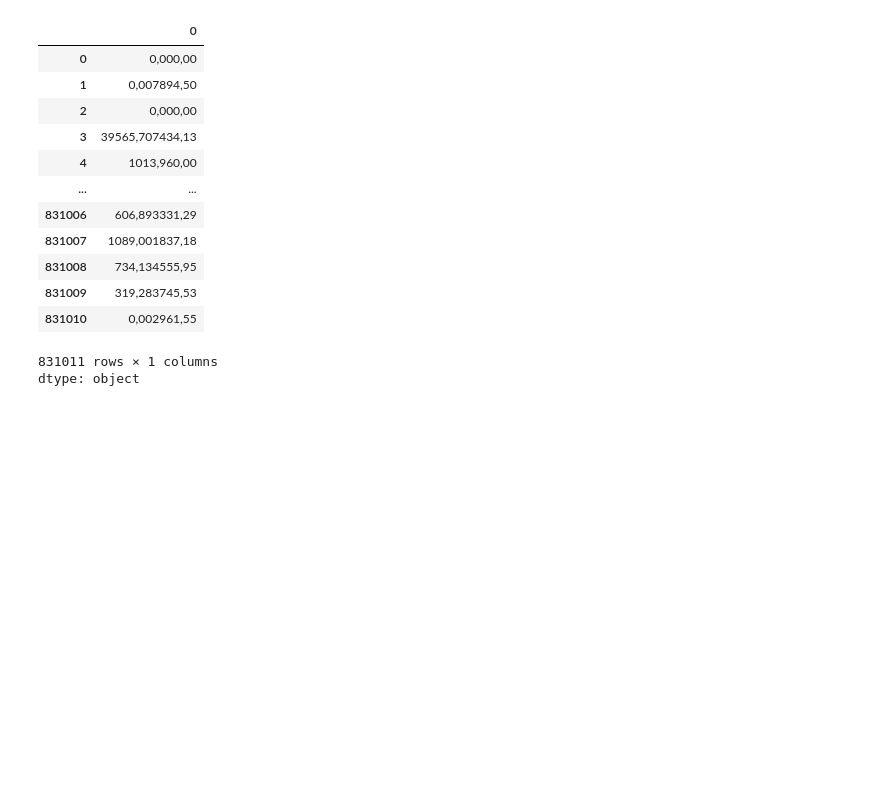
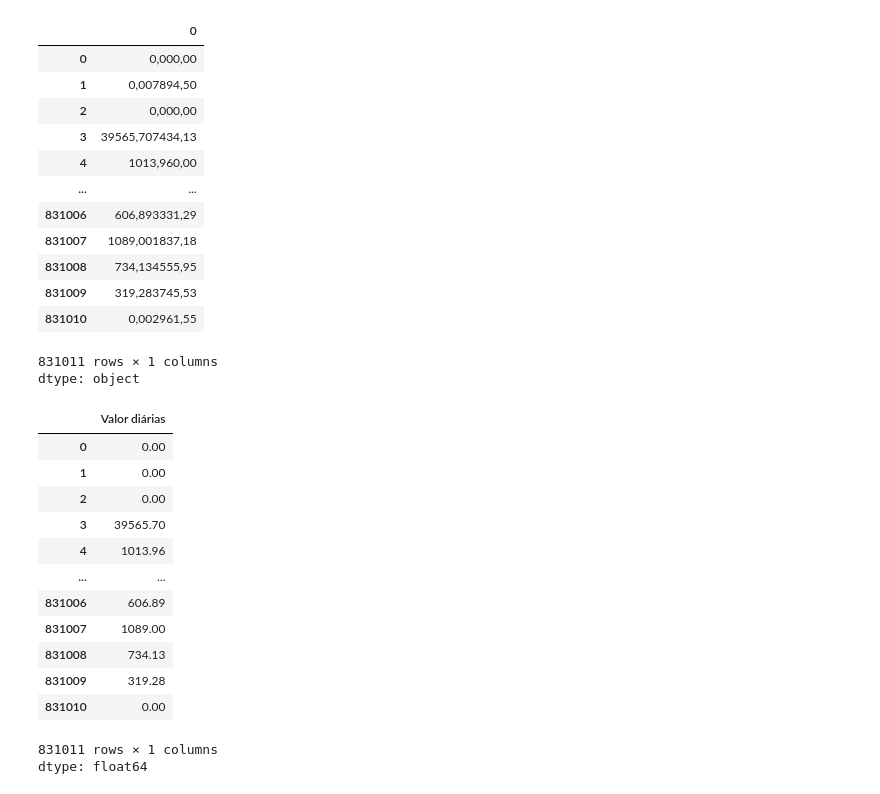
Before and after one commit to GuihJF/python_for_data_analysis, a Jupyter notebook: Data_Test_Python_for_Data.ipynb, the cells around one changed output. Drawn from its saved outputs; the diff is of its cells as text; code cells hidden in the pictures; blank space fills up the shorter version.

Commit message:
Post-conversion inspection of 'Valor diárias' column

```diff
--- a/Data_Test_Python_for_Data.ipynb
+++ b/Data_Test_Python_for_Data.ipynb
@@ -158,3 +158,21 @@ dtype: object
 # %%
 # Standardize and convert 'Valor diárias' to float format
 df_viagens['Valor diárias'] = df_viagens['Valor diárias'].str.replace(",", ".").astype(float)
+# %%
+# Inspect updated 'Valor diárias' column to confirm conversion and values
+df_viagens['Valor diárias']
+# %% [output]
+|  | Valor diárias |
+| 0 | 0.00 |
+| 1 | 0.00 |
+| 2 | 0.00 |
+| 3 | 39565.70 |
+| 4 | 1013.96 |
+| ... | ... |
+| 831006 | 606.89 |
+| 831007 | 1089.00 |
+| 831008 | 734.13 |
+| 831009 | 319.28 |
+| 831010 | 0.00 |
+831011 rows × 1 columns
+dtype: float64
```
